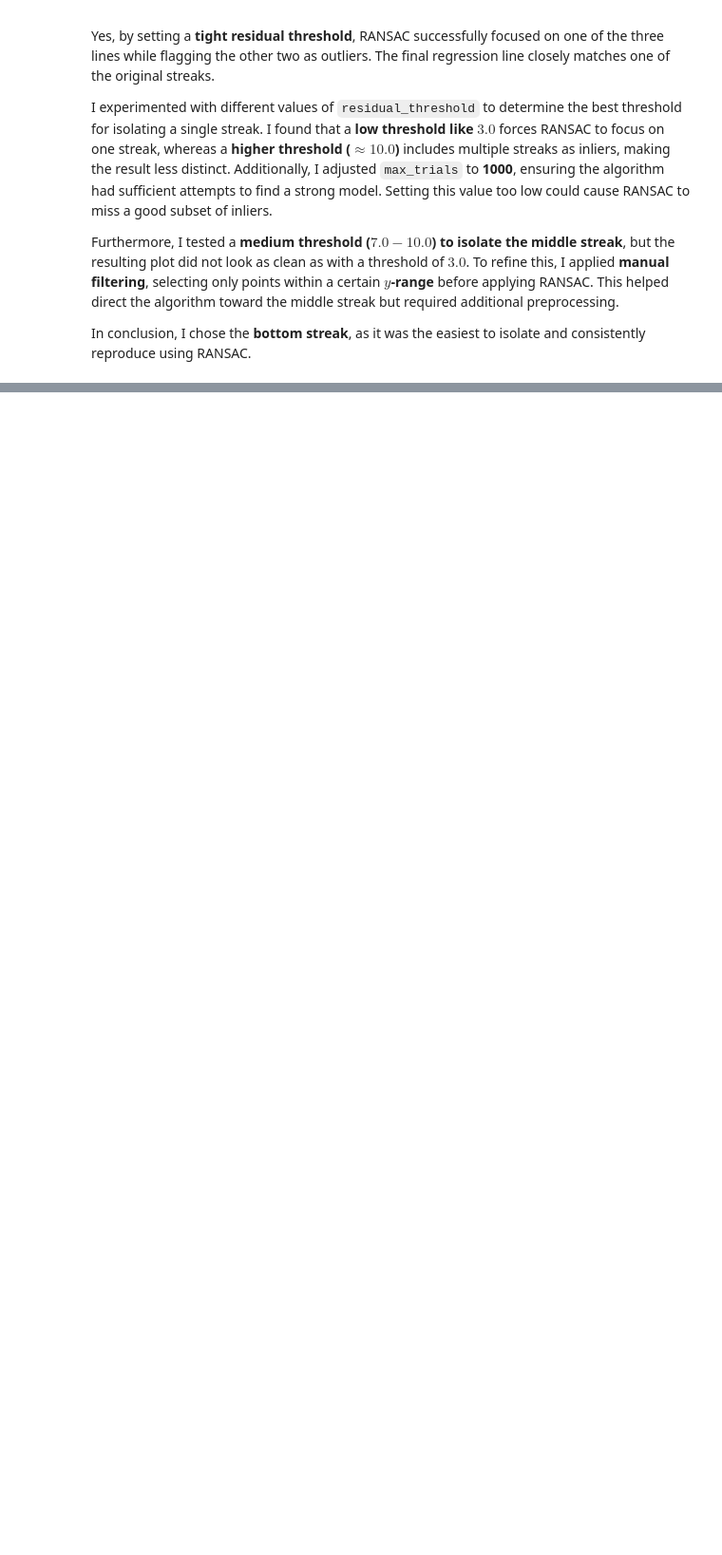
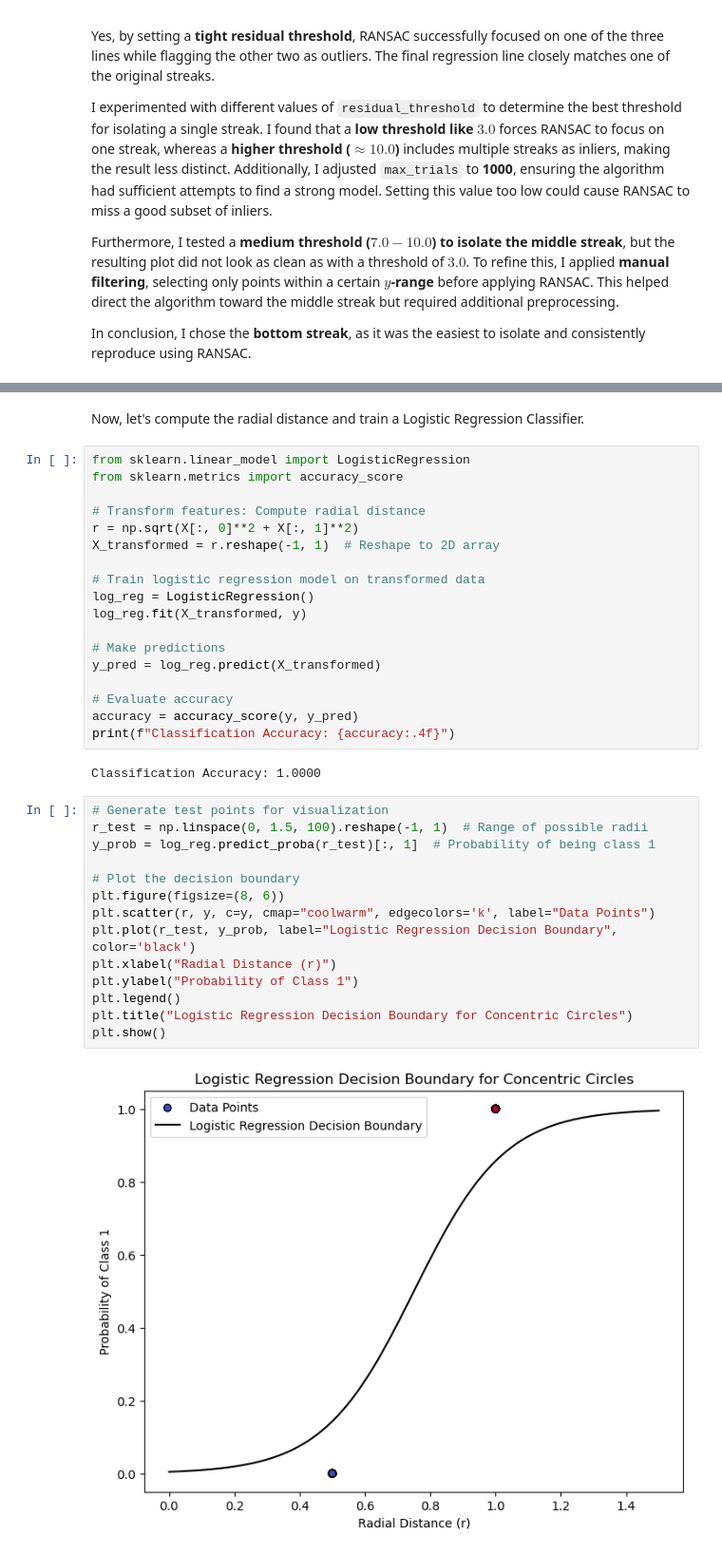
Before and after one commit to ibrikk/ML-templates, a Jupyter notebook: ML-VT/HW2/HW2.ipynb, the cells around one changed output, grey strips where cells are left out. Shown: that part at 95% size. Cells and saved outputs as stored; diff of their text form; blank space fills up the shorter version.

```diff
--- a/ML-VT/HW2/HW2.ipynb
+++ b/ML-VT/HW2/HW2.ipynb
@@ -249,0 +290,38 @@ In conclusion, I chose the **bottom streak**, as it was the easiest to isolate a
+# %% [markdown]
+Now, let's compute the radial distance and train a Logistic Regression Classifier.
+# %%
+from sklearn.linear_model import LogisticRegression
+from sklearn.metrics import accuracy_score
+
+# Transform features: Compute radial distance
+r = np.sqrt(X[:, 0]**2 + X[:, 1]**2)
+X_transformed = r.reshape(-1, 1)  # Reshape to 2D array
+
+# Train logistic regression model on transformed data
+log_reg = LogisticRegression()
+log_reg.fit(X_transformed, y)
+
+# Make predictions
+y_pred = log_reg.predict(X_transformed)
+
+# Evaluate accuracy
+accuracy = accuracy_score(y, y_pred)
+print(f"Classification Accuracy: {accuracy:.4f}")
+# %% [output]
+Classification Accuracy: 1.0000
+# %%
+# Generate test points for visualization
+r_test = np.linspace(0, 1.5, 100).reshape(-1, 1)  # Range of possible radii
+y_prob = log_reg.predict_proba(r_test)[:, 1]  # Probability of being class 1
+
+# Plot the decision boundary
+plt.figure(figsize=(8, 6))
+plt.scatter(r, y, c=y, cmap="coolwarm", edgecolors='k', label="Data Points")
+plt.plot(r_test, y_prob, label="Logistic Regression Decision Boundary", color='black')
+plt.xlabel("Radial Distance (r)")
+plt.ylabel("Probability of Class 1")
+plt.legend()
+plt.title("Logistic Regression Decision Boundary for Concentric Circles")
+plt.show()
+# %% [output]
+[figure, added]
```
Also changed, not shown: parts of 5 cells of this notebook, 1 other file.
